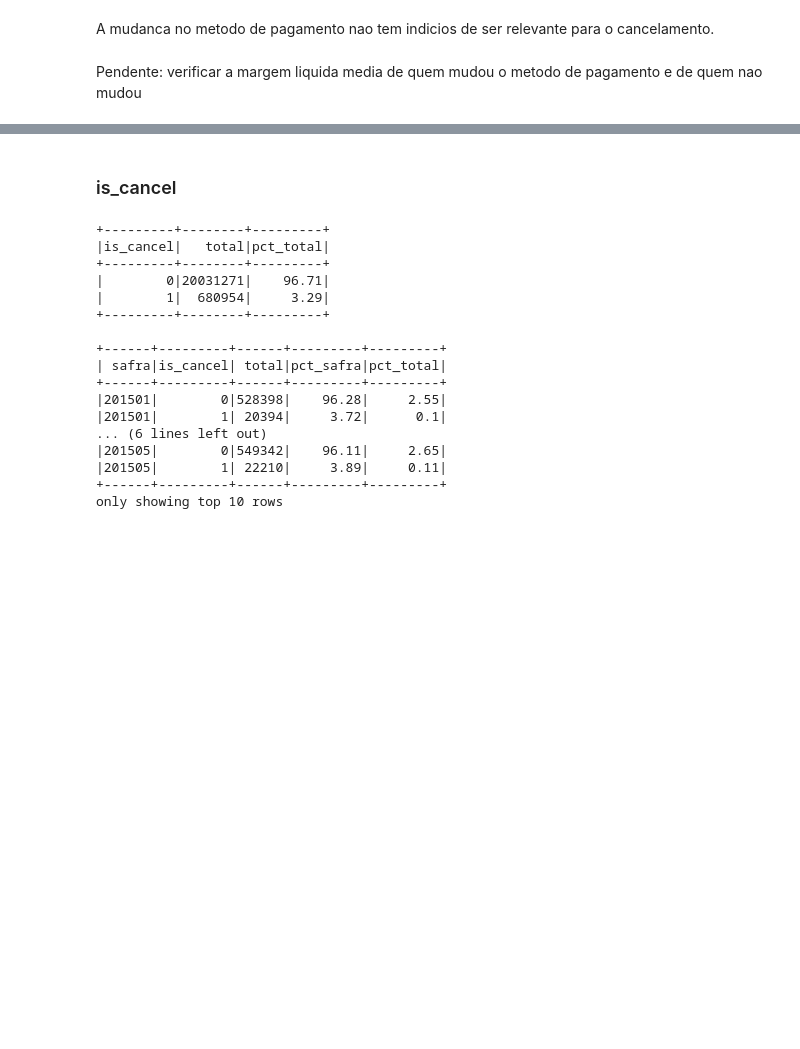
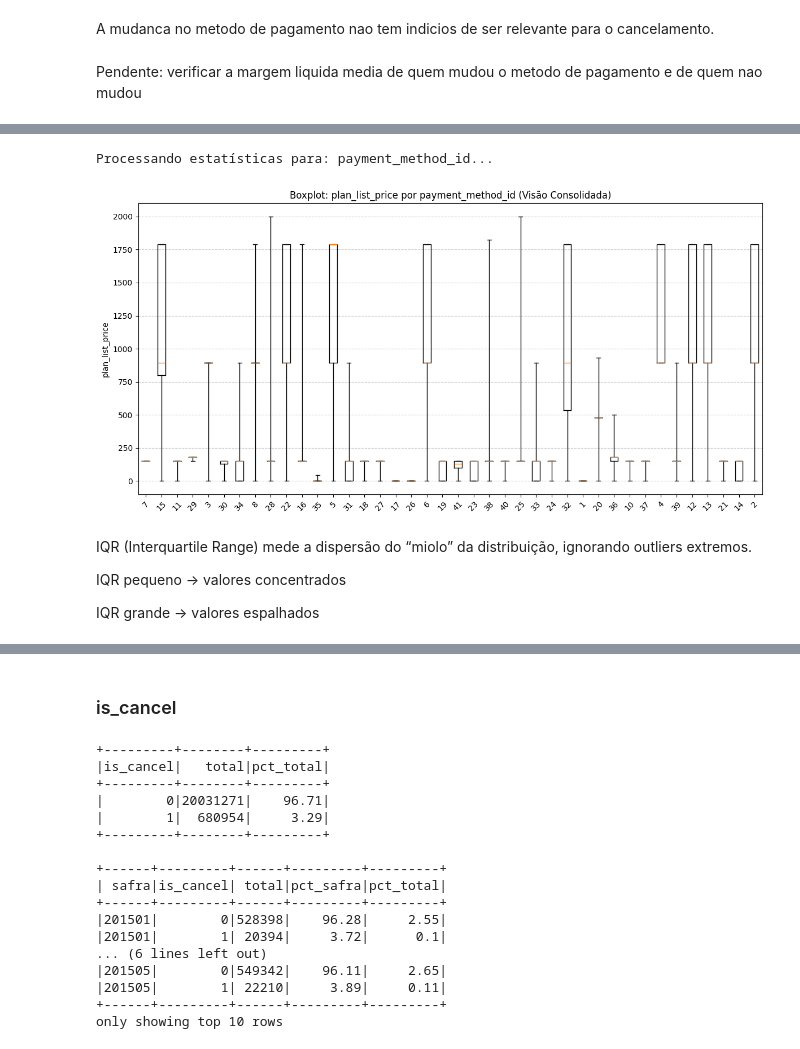
Before and after one commit to GuMauriz/datamaster, a Jupyter notebook: project.ipynb, the cells around one changed output, grey strips where cells are left out. Drawn from its saved outputs; the diff is of its cells as text; code cells hidden in the pictures; blank space fills up the shorter version.

```diff
--- a/project.ipynb
+++ b/project.ipynb
@@ -1223,0 +1318,11 @@ Pendente: verificar a margem liquida media de quem mudou o metodo de pagamento e
+# %%
+plot_boxplot(df_transactions, ["payment_method_id"], "plan_list_price", agrupar_por_safra=False)
+# %% [output]
+Processando estatísticas para: payment_method_id...
+[figure, added]
+# %% [markdown]
+IQR (Interquartile Range) mede a dispersão do “miolo” da distribuição, ignorando outliers extremos.
+
+IQR pequeno → valores concentrados
+
+IQR grande → valores espalhados
```
Also changed, not shown: parts of 27 cells of this notebook.
